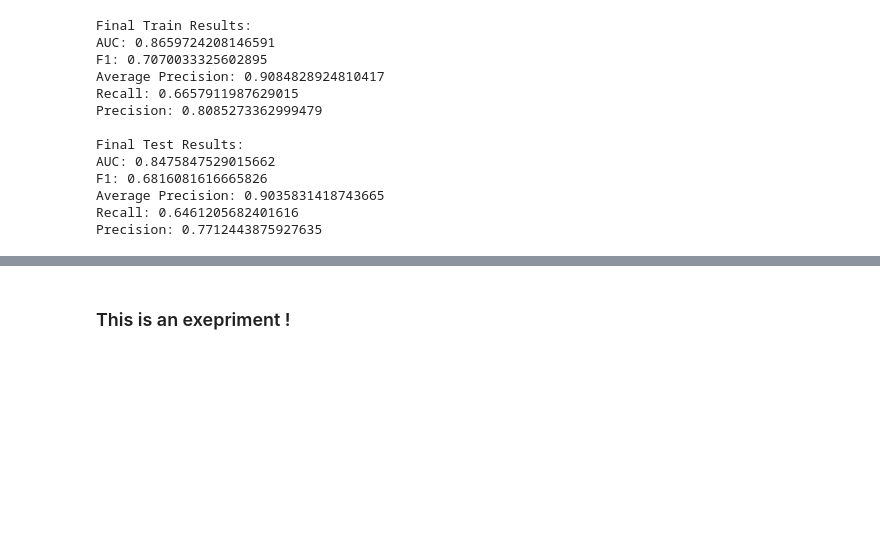
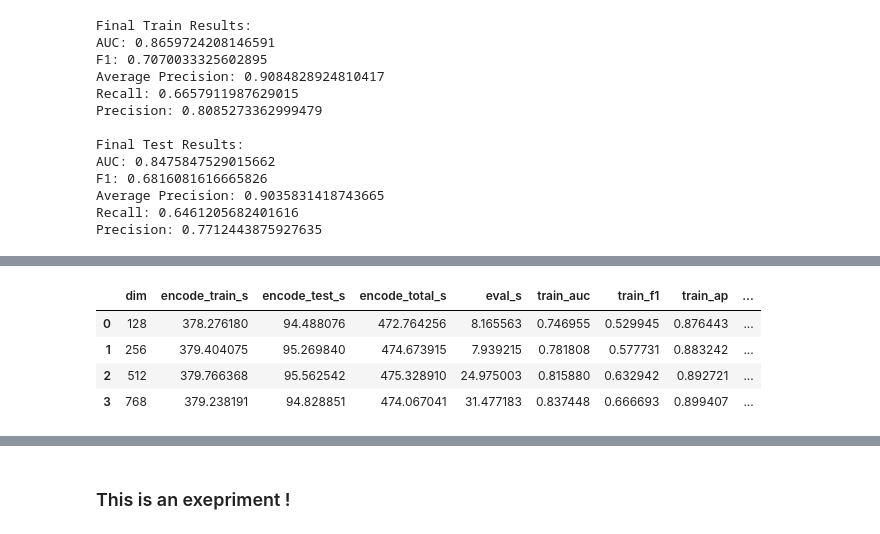
Before and after one commit to alan-man/tal-projet, a Jupyter notebook: pre_test.ipynb, the cells around one changed output, grey strips where cells are left out. Saved outputs shown, nothing was run; the diff lists cells and outputs as text; code cells hidden in the pictures; blank space fills up the shorter version.

```diff
--- a/pre_test.ipynb
+++ b/pre_test.ipynb
@@ -1159,0 +1306,68 @@ Precision: 0.7712443875927635
+# %%
+import time
+import pandas as pd
+import matplotlib.pyplot as plt
+import gc
+
+# Dimensions to test
+dims = [128, 256, 512, 768]
+
+rows = []
+
+for d in dims:
+    # --- timing: encoding ---
+    t0 = time.perf_counter()
+    X_train_emb = model.encode(
+        X_train, batch_size=32, show_progress_bar=True,
+        task="classification", truncate_dim=d
+    )
+    t1 = time.perf_counter()
+
+    X_test_emb = model.encode(
+        X_test, batch_size=32, show_progress_bar=True,
+        task="classification", truncate_dim=d
+    )
+    t2 = time.perf_counter()
+
+    train_encode_s = t1 - t0
+    test_encode_s = t2 - t1
+    total_encode_s = t2 - t0
+
+    # --- timing: model fit/eval ---
+    t3 = time.perf_counter()
+    train_metrics, test_metrics = eval_test_vect(
+        LogisticRegression,
+        {"solver": "lbfgs", "max_iter": 1000},
+        X_train_emb, y_train,
+        X_test_emb, y_test
+    )
+    t4 = time.perf_counter()
+    eval_s = t4 - t3
+
+    rows.append({
+        "dim": d,
+        "encode_train_s": train_encode_s,
+        "encode_test_s": test_encode_s,
+        "encode_total_s": total_encode_s,
+        "eval_s": eval_s,
+        "train_auc": train_metrics["AUC"],
+        "train_f1": train_metrics["F1"],
+        "train_ap": train_metrics["Average Precision"],
+        "train_recall": train_metrics["Recall"],
+        "train_precision": train_metrics["Precision"],
+        "test_auc": test_metrics["AUC"],
+        "test_f1": test_metrics["F1"],
+        "test_ap": test_metrics["Average Precision"],
+        "test_recall": test_metrics["Recall"],
+        "test_precision": test_metrics["Precision"],
+    })
+
+    del X_train_emb, X_test_emb
+    gc.collect()
+
+results_dims_df = pd.DataFrame(rows).sort_values("dim").reset_index(drop=True)
+display(results_dims_df)
+
+# Optional save
+# results_dims_df.to_csv("images/pretest/embedding_dim_results.csv", index=False)
+# %% [output]
@@ -1159,0 +1426,5 @@ Precision: 0.7712443875927635
+|  | dim | encode_train_s | encode_test_s | encode_total_s | eval_s | train_auc | train_f1 | train_ap | ... |
+| 0 | 128 | 378.276180 | 94.488076 | 472.764256 | 8.165563 | 0.746955 | 0.529945 | 0.876443 | ... |
+| 1 | 256 | 379.404075 | 95.269840 | 474.673915 | 7.939215 | 0.781808 | 0.577731 | 0.883242 | ... |
+| 2 | 512 | 379.766368 | 95.562542 | 475.328910 | 24.975003 | 0.815880 | 0.632942 | 0.892721 | ... |
+| 3 | 768 | 379.238191 | 94.828851 | 474.067041 | 31.477183 | 0.837448 | 0.666693 | 0.899407 | ... |
```
Also changed, not shown: parts of 22 cells of this notebook, 6 other files.
